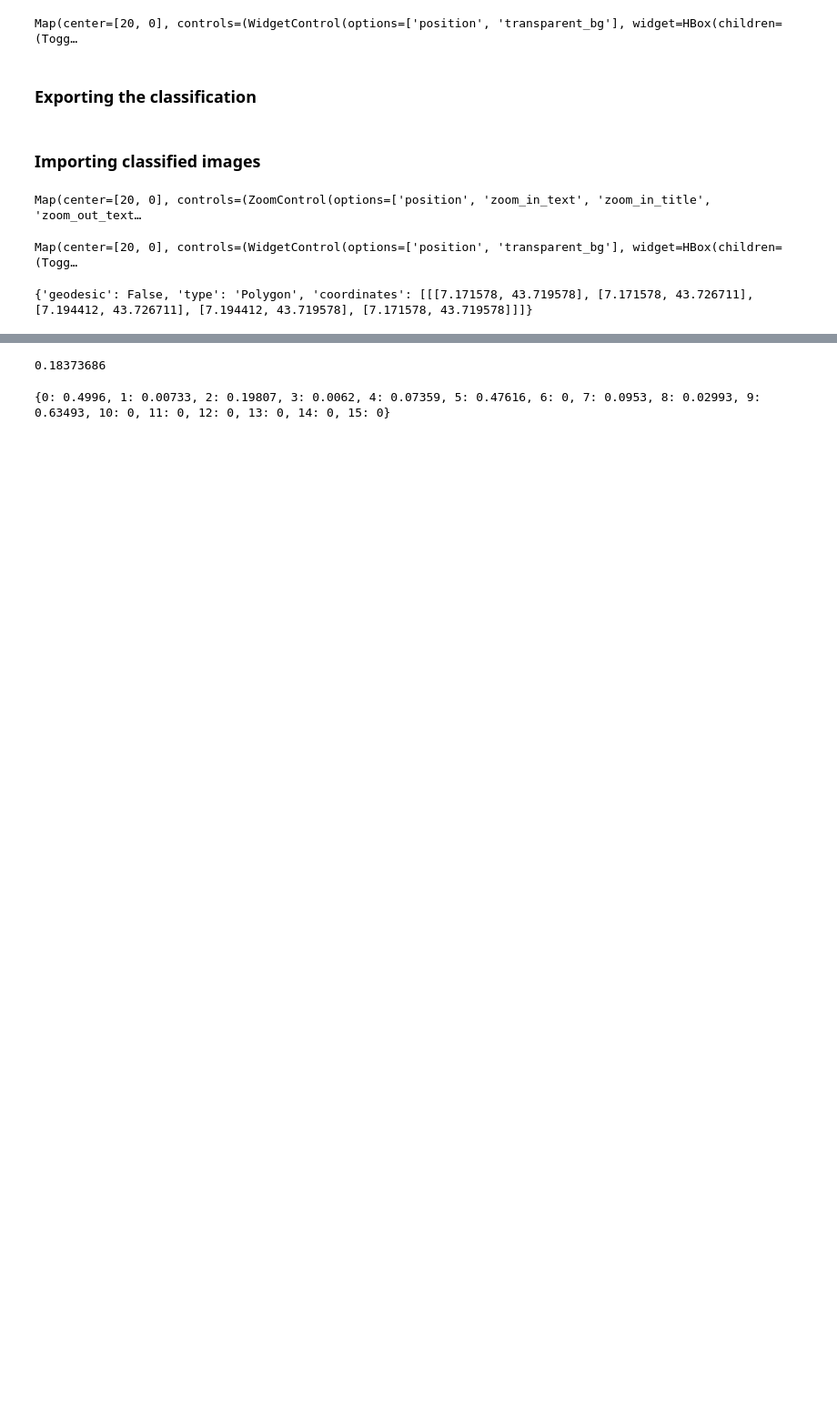
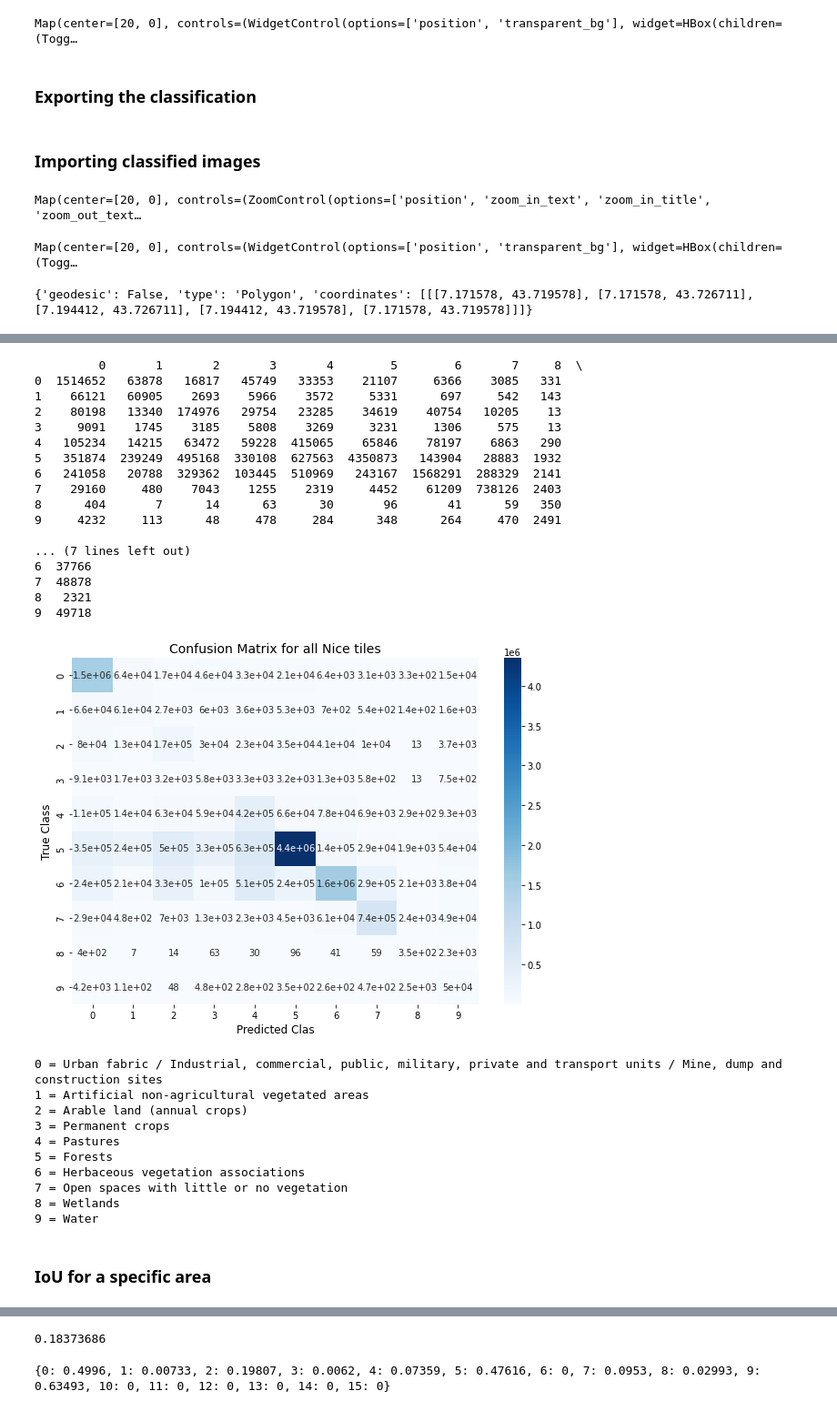
Before and after one commit to SuzannaLin/GEE_LULC, a Jupyter notebook: EARSeL_Nice.ipynb, the cells around one changed output, grey strips where cells are left out. Shown at 91% size. Drawn from its saved outputs; the diff is of its cells as text; code cells hidden in the pictures; blank space fills up the shorter version.

Commit message:
iou all tiles through TP,FN,FP

```diff
--- a/EARSeL_Nice.ipynb
+++ b/EARSeL_Nice.ipynb
@@ -2438,0 +2448,10 @@ Calculating IoU over a small area.
+# %%
+# TP, FP, FN for a class given the CM
+def TP_FP_FN(i,CM):
+    # class, Confusion matrix
+    TP = CM[i,i]
+    # FP = column
+    FP = np.concatenate((CM[:i,i],CM[i+1:,i])).sum()
+    # FN = row
+    FN = np.concatenate((CM[i,0:i],CM[i,i+1:])).sum()
+    return (TP,FP,FN)
@@ -2438,0 +2546,7 @@ Calculating IoU over a small area.
+# %%
+# TP, FP, FN for each class from big_CM
+scores_big = []
+for i in range(10):
+    scores_big.append(TP_FP_FN(i,big_CM))
+
+print(scores_big)
@@ -2439,3 +2612,60 @@ Calculating IoU over a small area.
+# %%
+# not usefull
+# visualize big_CM
+big_CM_crop = big_CM[:10,:10] # class 0 - 9
+size = len(big_CM_crop[0])
+df_cm = pd.DataFrame(big_CM_crop, index = [i for i in range(size)],
+                  columns = [i for i in range(size)])
+print(df_cm.head(10))
+plt.figure(figsize = (10,7))
+plt.title('Confusion Matrix for all Nice tiles',fontsize=14)
+ax = sn.heatmap(df_cm, annot=True,cmap='Blues')
+ax.set_xlabel("Predicted Clas", fontsize=12)
+ax.set_ylabel("True Class", fontsize=12)
+plt.show()
+print('''
+0 = Urban fabric / Industrial, commercial, public, military, private and transport units / Mine, dump and construction sites
+1 = Artificial non-agricultural vegetated areas
+2 = Arable land (annual crops)
+3 = Permanent crops
+4 = Pastures
+5 = Forests
+6 = Herbaceous vegetation associations
+7 = Open spaces with little or no vegetation
+8 = Wetlands
+9 = Water
+''')
+# %% [output]
+         0       1       2       3       4        5        6       7     8  \
+0  1514652   63878   16817   45749   33353    21107     6366    3085   331
+1    66121   60905    2693    5966    3572     5331      697     542   143
+2    80198   13340  174976   29754   23285    34619    40754   10205    13
+3     9091    1745    3185    5808    3269     3231     1306     575    13
+4   105234   14215   63472   59228  415065    65846    78197    6863   290
+5   351874  239249  495168  330108  627563  4350873   143904   28883  1932
+6   241058   20788  329362  103445  510969   243167  1568291  288329  2141
+7    29160     480    7043    1255    2319     4452    61209  738126  2403
+8      404       7      14      63      30       96       41      59   350
+9     4232     113      48     478     284      348      264     470  2491
+
+... (7 lines left out)
+6  37766
+7  48878
+8   2321
+9  49718
+[figure, added]
+0 = Urban fabric / Industrial, commercial, public, military, private and transport units / Mine, dump and construction sites
+1 = Artificial non-agricultural vegetated areas
+2 = Arable land (annual crops)
+3 = Permanent crops
+4 = Pastures
+5 = Forests
+6 = Herbaceous vegetation associations
+7 = Open spaces with little or no vegetation
+8 = Wetlands
+9 = Water
+# %% [markdown]
+### IoU for a specific area
 # %%
 part_tile = ee.Geometry.Polygon(
   [[
```
Also changed, not shown: parts of 21 cells of this notebook.
